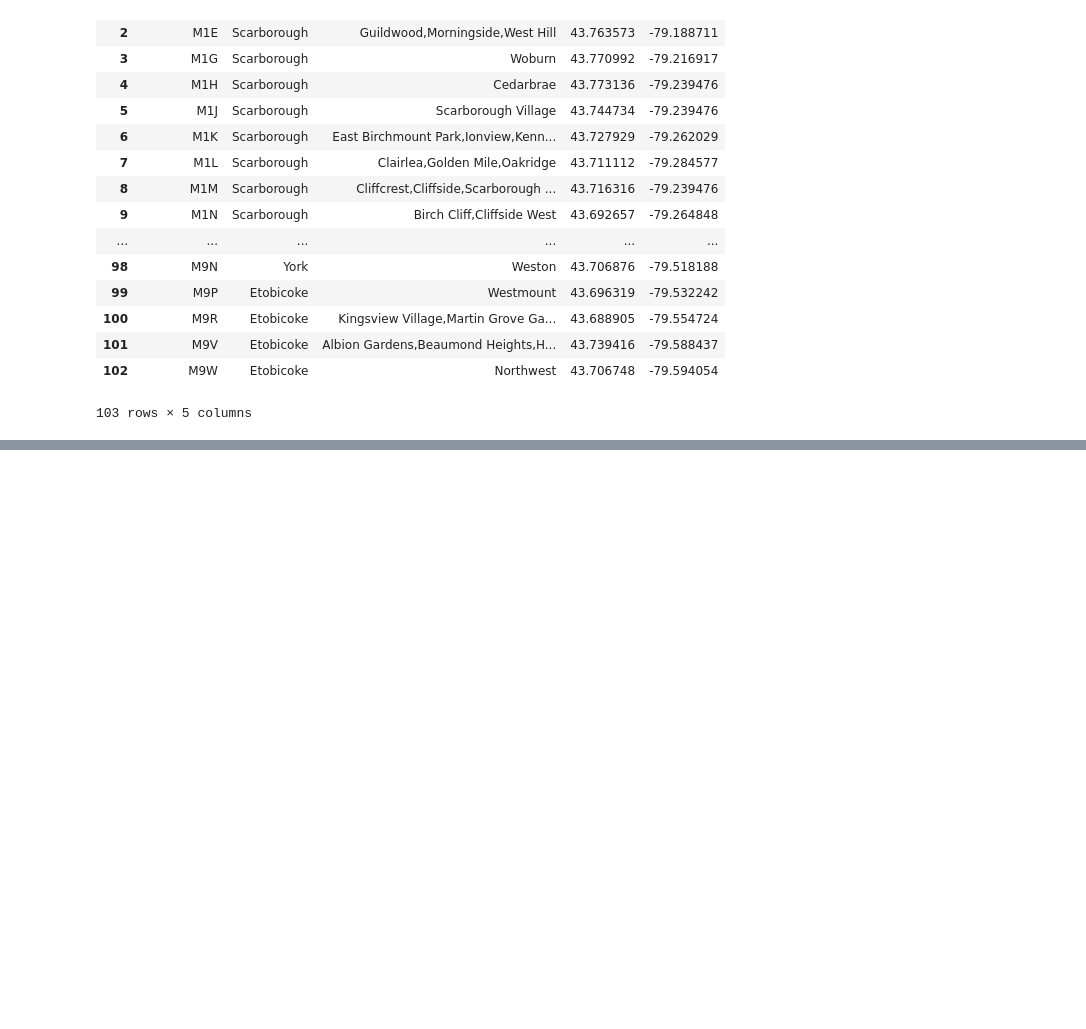
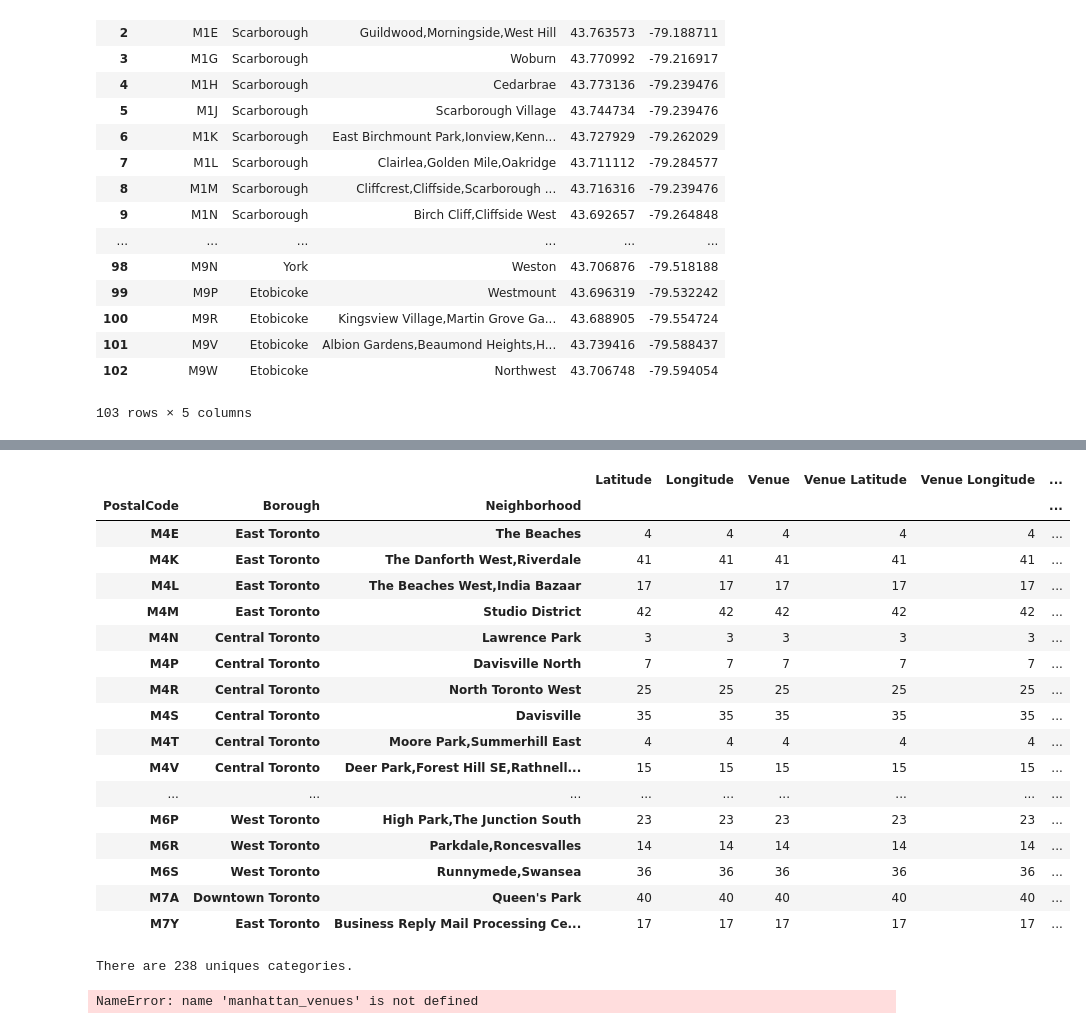
Before and after one commit to cazuaje27/Coursera_Capstone, a Jupyter notebook: Capstone_Project_Sem3.ipynb, the cells around one changed output, grey strips where cells are left out. Drawn from its saved outputs; the diff is of its cells as text; code cells hidden in the pictures; blank space fills up the shorter version.

Commit message:
Published from Watson Studio.

```diff
--- a/Capstone_Project_Sem3.ipynb
+++ b/Capstone_Project_Sem3.ipynb
@@ -189,0 +181,21 @@ Neigh
+# %%
+#Creating a Map with only the borough that contains de word "TORONTO"
+latitude = 43.6532
+longitude = -79.3832
+map_Toronto2 = folium.Map(location=[latitude, longitude], zoom_start=12)
+
+# add markers to map
+for lat, lng, borough, neighborhood, postcode in zip(Neigh['Latitude'], Neigh['Longitude'], Neigh['Borough'], Neigh['Neighborhood'], Neigh['PostalCode']):
+    label = '{} {}: {}'.format(postcode, borough, neighborhood )
+    label = folium.Popup(label, parse_html=True)
+    folium.CircleMarker(
+        [lat, lng],
+        radius=5,
+        popup=label,
+        color='blue',
+        fill=True,
+        fill_color='#3186cc',
+        fill_opacity=0.7,
+        parse_html=False).add_to(map_Toronto2)
+
+map_Toronto2
@@ -196,15 +210,3 @@ VERSION = '20180605' # Foursquare API version
 LIMIT = 100 # limit of number of venues returned by Foursquare API
 
 radius = 500 # define radius
-
-# create URL
-url = 'https://api.foursquare.com/v2/venues/explore?&client_id={}&client_secret={}&v={}&ll={},{}&radius={}&limit={}'.format(
-    CLIENT_ID,
-    CLIENT_SECRET,
-    VERSION,
-    neighborhood_latitude,
-    neighborhood_longitude,
-    radius,
-    LIMIT)
-
-results = requests.get(url).json()
@@ -212,0 +259,7 @@ NameError: name 'neighborhood_latitude' is not defined
+# %%
+Toronto_venues = getNearbyVenues(postcode=Neigh['PostalCode'],
+                                 borough=Neigh['Borough'],
+                                 neigh=Neigh['Neighborhood'],
+                                 latitudes=Neigh['Latitude'],
+                                 longitudes=Neigh['Longitude'],
+                                 radius=500)
@@ -212,0 +295,40 @@ NameError: name 'neighborhood_latitude' is not defined
+# %%
+Toronto_venues.groupby(['PostalCode','Borough','Neighborhood']).count()
+# %% [output]
+|  |  |  | Latitude | Longitude | Venue | Venue Latitude | Venue Longitude | ... |
+| PostalCode | Borough | Neighborhood |  |  |  |  |  | ... |
+| M4E | East Toronto | The Beaches | 4 | 4 | 4 | 4 | 4 | ... |
+| M4K | East Toronto | The Danforth West,Riverdale | 41 | 41 | 41 | 41 | 41 | ... |
+| M4L | East Toronto | The Beaches West,India Bazaar | 17 | 17 | 17 | 17 | 17 | ... |
+| M4M | East Toronto | Studio District | 42 | 42 | 42 | 42 | 42 | ... |
+| M4N | Central Toronto | Lawrence Park | 3 | 3 | 3 | 3 | 3 | ... |
+| M4P | Central Toronto | Davisville North | 7 | 7 | 7 | 7 | 7 | ... |
+| M4R | Central Toronto | North Toronto West | 25 | 25 | 25 | 25 | 25 | ... |
+| M4S | Central Toronto | Davisville | 35 | 35 | 35 | 35 | 35 | ... |
+| M4T | Central Toronto | Moore Park,Summerhill East | 4 | 4 | 4 | 4 | 4 | ... |
+| M4V | Central Toronto | Deer Park,Forest Hill SE,Rathnell... | 15 | 15 | 15 | 15 | 15 | ... |
+| ... | ... | ... | ... | ... | ... | ... | ... | ... |
+| M6P | West Toronto | High Park,The Junction South | 23 | 23 | 23 | 23 | 23 | ... |
+| M6R | West Toronto | Parkdale,Roncesvalles | 14 | 14 | 14 | 14 | 14 | ... |
+| M6S | West Toronto | Runnymede,Swansea | 36 | 36 | 36 | 36 | 36 | ... |
+| M7A | Downtown Toronto | Queen's Park | 40 | 40 | 40 | 40 | 40 | ... |
+| M7Y | East Toronto | Business Reply Mail Processing Ce... | 17 | 17 | 17 | 17 | 17 | ... |
+# %%
+print('There are {} uniques categories.'.format(len(Toronto_venues['Venue Category'].unique())))
+# %% [output]
+There are 238 uniques categories.
+# %%
+#Checking for each PostalCode Borough and Neighboorhood
+# one hot encoding
+manhattan_onehot = pd.get_dummies(manhattan_venues[['Venue Category']], prefix="", prefix_sep="")
+
+# add neighborhood column back to dataframe
+manhattan_onehot['Neighborhood'] = manhattan_venues['Neighborhood']
+
+# move neighborhood column to the first column
+fixed_columns = [manhattan_onehot.columns[-1]] + list(manhattan_onehot.columns[:-1])
+manhattan_onehot = manhattan_onehot[fixed_columns]
+
+manhattan_onehot.head()
+# %% [output]
+NameError: name 'manhattan_venues' is not defined
```
Also changed, not shown: parts of 8 cells of this notebook.
